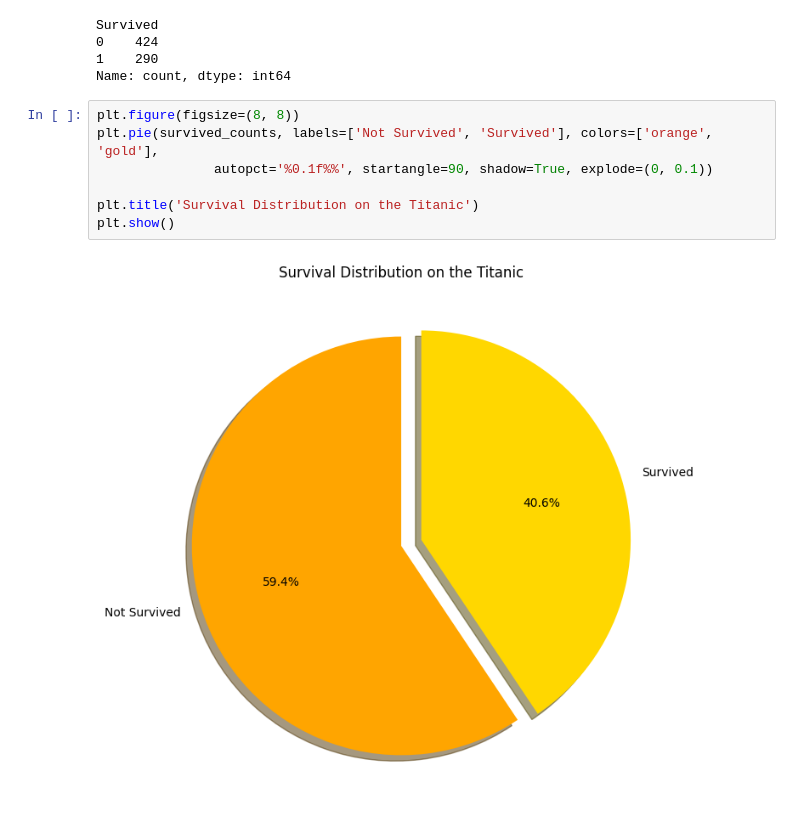
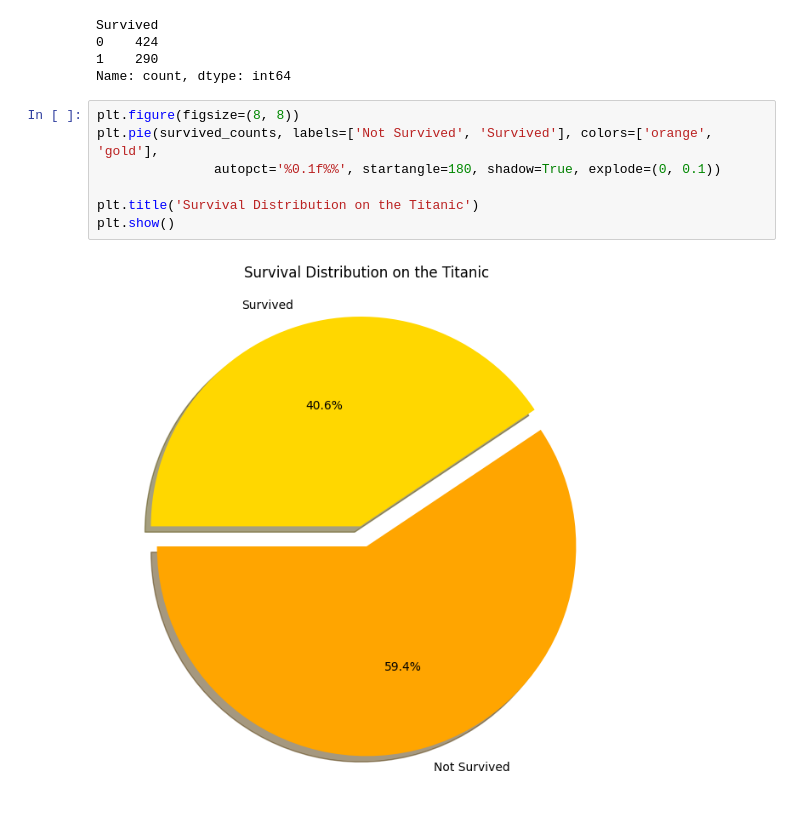
Before and after one commit to Choiwanwoo-03/MachineLearning_CodePractice, a Jupyter notebook: tatanic.ipynb, the cells around one changed output. Drawn from its saved outputs; the diff is of its cells as text.

```diff
--- a/tatanic.ipynb
+++ b/tatanic.ipynb
@@ -160,9 +160,9 @@ Name: count, dtype: int64
 # %%
 plt.figure(figsize=(8, 8))
 plt.pie(survived_counts, labels=['Not Survived', 'Survived'], colors=['orange', 'gold'],
-        	   autopct='%0.1f%%', startangle=90, shadow=True, explode=(0, 0.1))
+        	   autopct='%0.1f%%', startangle=180, shadow=True, explode=(0, 0.1))
 
 plt.title('Survival Distribution on the Titanic')
 plt.show()
 # %% [output]
-[figure, old version]
+[figure, new version]
```
Also changed, not shown: parts of 6 cells of this notebook.
